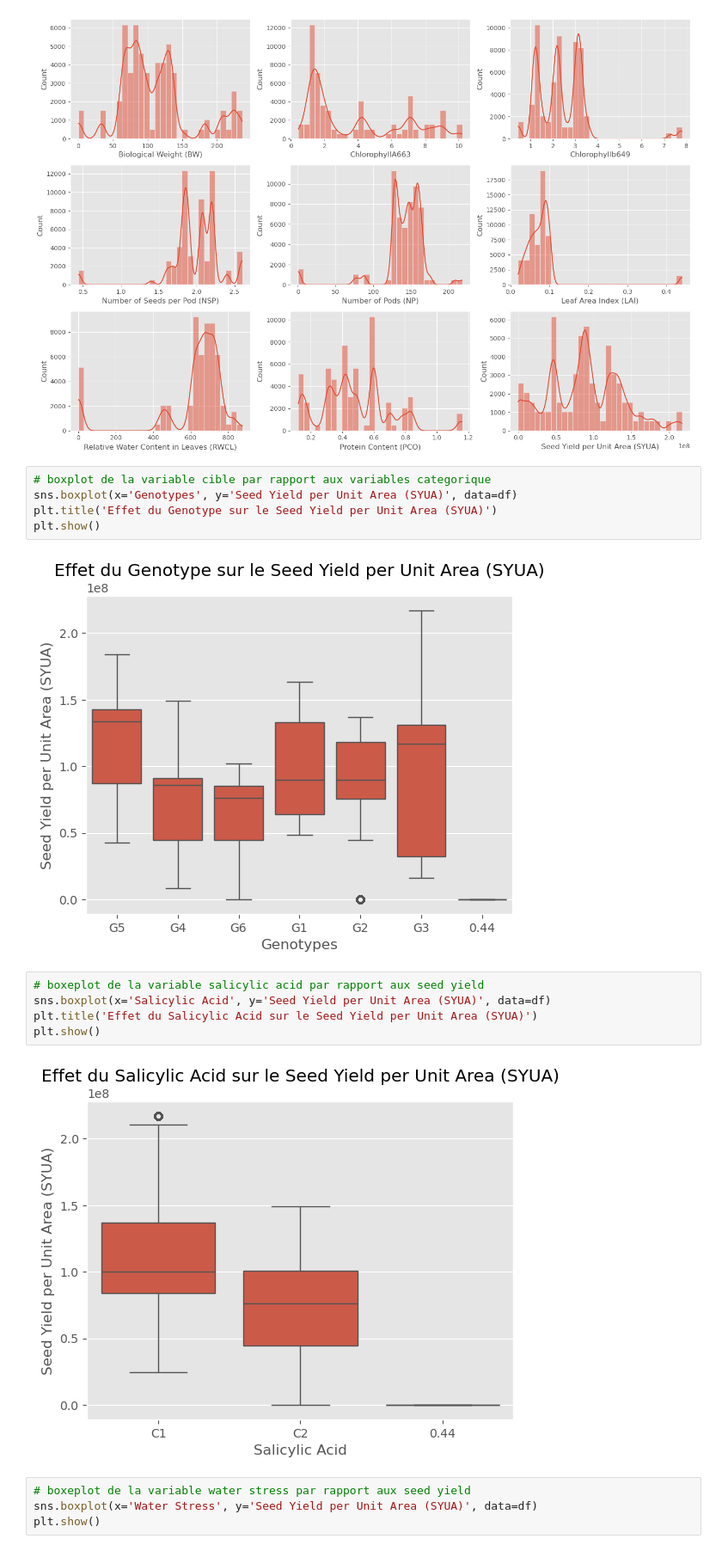
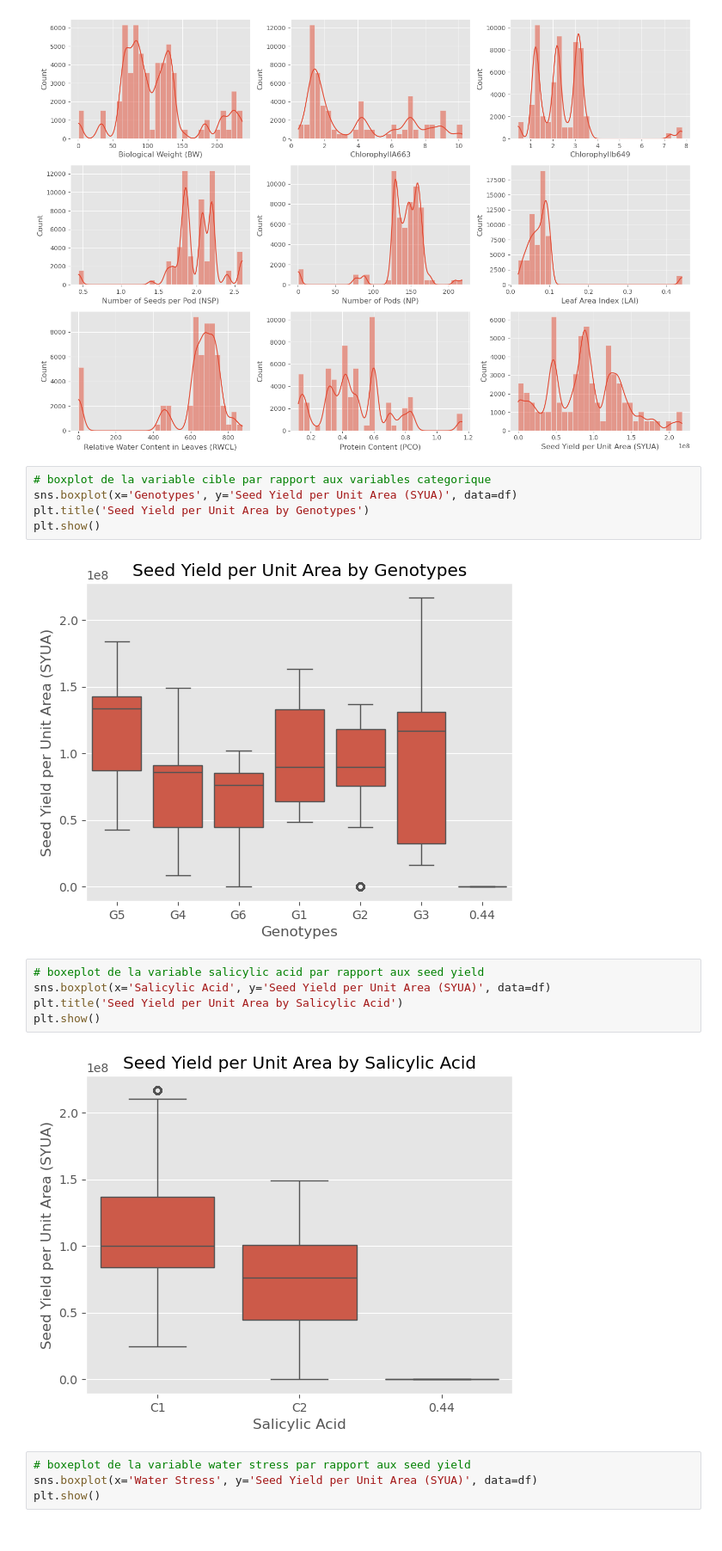
Before and after one commit to SOULEMANE74/soybean-p-model, a Jupyter notebook: sooja predictor.ipynb, the cells around one changed output. Shown at 86% size. Cells and saved outputs as stored; diff of their text form.

```diff
--- a/sooja predictor.ipynb
+++ b/sooja predictor.ipynb
@@ -224,17 +252,17 @@ plt.show()
 # %%
 # boxplot de la variable cible par rapport aux variables categorique
 sns.boxplot(x='Genotypes', y='Seed Yield per Unit Area (SYUA)', data=df)
-plt.title('Effet du Genotype sur le Seed Yield per Unit Area (SYUA)')
+plt.title('Seed Yield per Unit Area by Genotypes')
 plt.show()
 # %% [output]
-[figure, old version]
+[figure, new version]
 # %%
 # boxeplot de la variable salicylic acid par rapport aux seed yield
 sns.boxplot(x='Salicylic Acid', y='Seed Yield per Unit Area (SYUA)', data=df)
-plt.title('Effet du Salicylic Acid sur le Seed Yield per Unit Area (SYUA)')
+plt.title('Seed Yield per Unit Area by Salicylic Acid')
 plt.show()
 # %% [output]
-[figure, old version]
+[figure, new version]
 # %%
 # boxeplot de la variable water stress par rapport aux seed yield
 sns.boxplot(x='Water Stress', y='Seed Yield per Unit Area (SYUA)', data=df)
```
Also changed, not shown: parts of 13 cells of this notebook, 2 other files.
